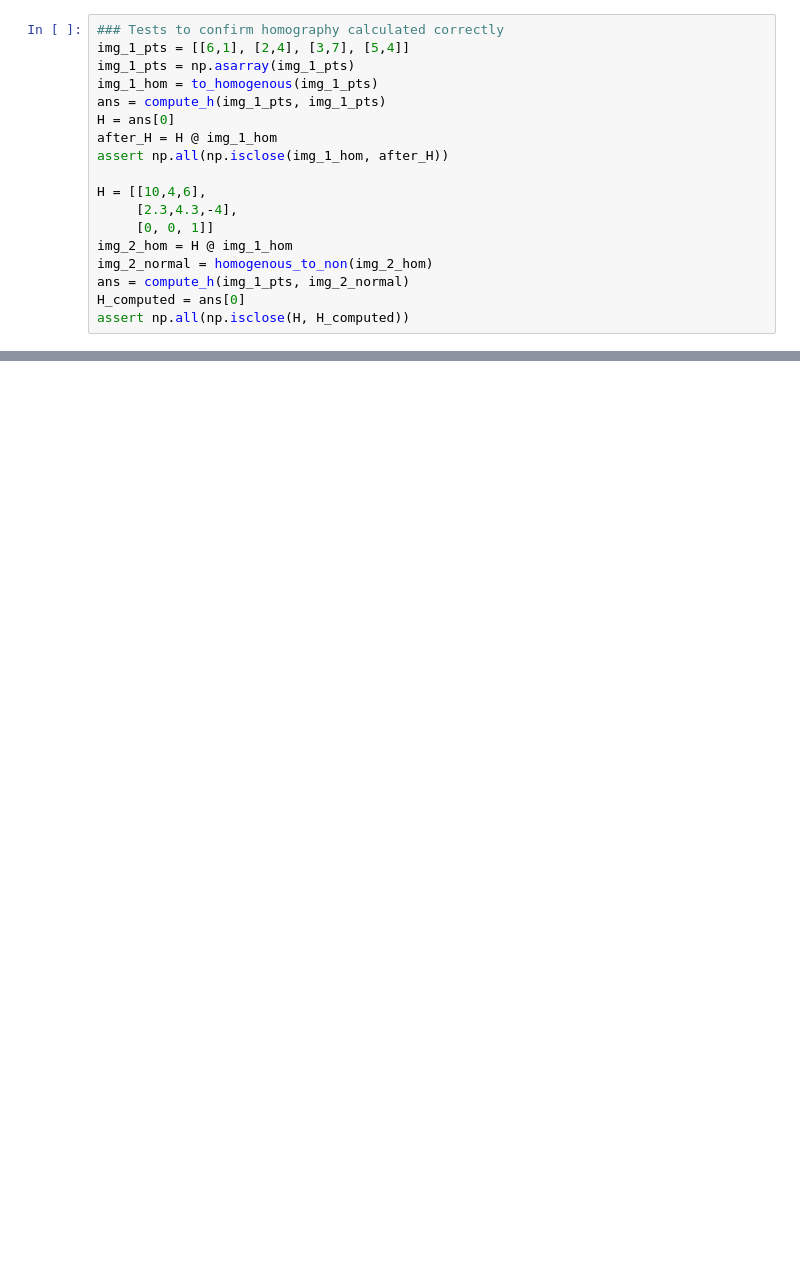
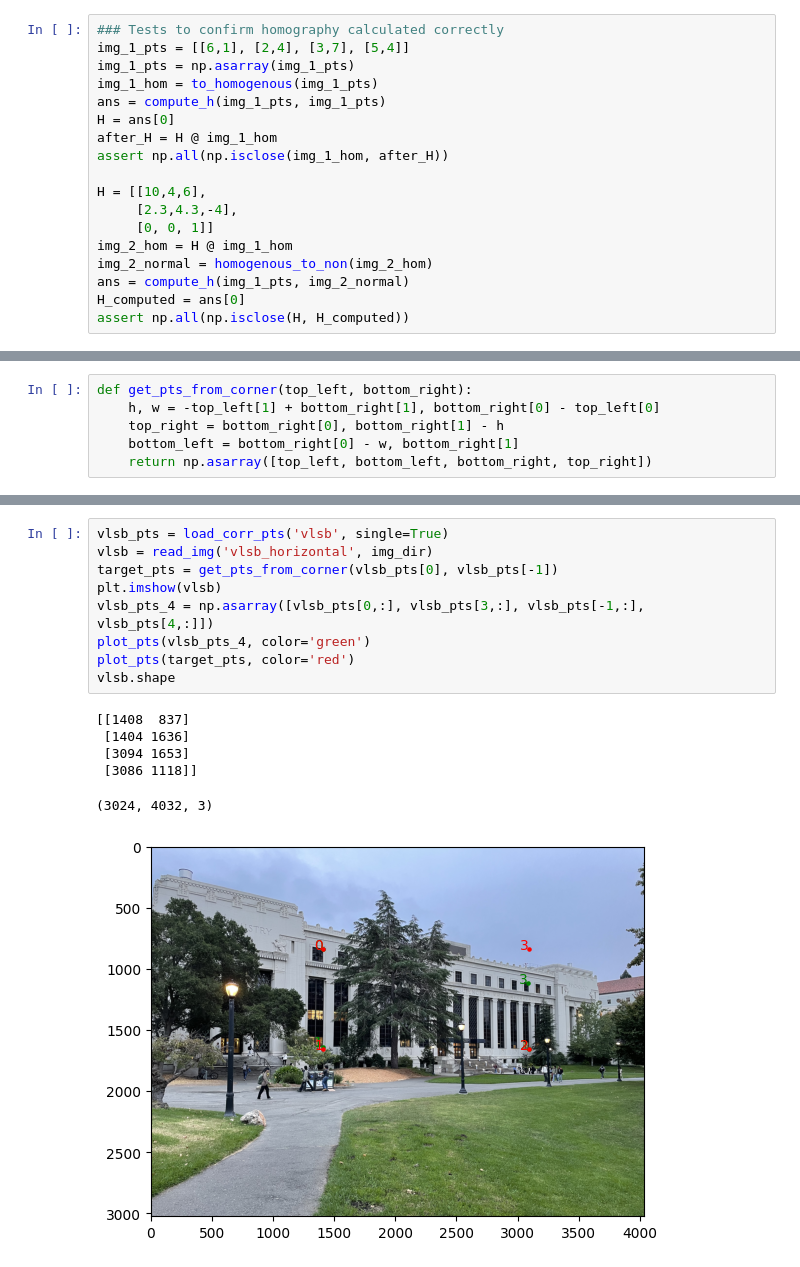
Before and after one commit to aayushg55/CS180_proj4, a Jupyter notebook: main.ipynb, the cells around one changed output, grey strips where cells are left out. Cells and saved outputs as stored; diff of their text form; blank space fills up the shorter version.

```diff
--- a/main.ipynb
+++ b/main.ipynb
@@ -128,0 +174,6 @@ img.shape
+# %%
+def get_pts_from_corner(top_left, bottom_right):
+    h, w = -top_left[1] + bottom_right[1], bottom_right[0] - top_left[0]
+    top_right = bottom_right[0], bottom_right[1] - h
+    bottom_left = bottom_right[0] - w, bottom_right[1]
+    return np.asarray([top_left, bottom_left, bottom_right, top_right])
@@ -243,0 +207,16 @@ array([[2.817e+03, 3.119e+03, 1.582e+03, 8.010e+02, 2.016e+03],
+# %%
+vlsb_pts = load_corr_pts('vlsb', single=True)
+vlsb = read_img('vlsb_horizontal', img_dir)
+target_pts = get_pts_from_corner(vlsb_pts[0], vlsb_pts[-1])
+plt.imshow(vlsb)
+vlsb_pts_4 = np.asarray([vlsb_pts[0,:], vlsb_pts[3,:], vlsb_pts[-1,:], vlsb_pts[4,:]])
+plot_pts(vlsb_pts_4, color='green')
+plot_pts(target_pts, color='red')
+vlsb.shape
+# %% [output]
+[[1408  837]
+ [1404 1636]
+ [3094 1653]
+ [3086 1118]]
+(3024, 4032, 3)
+[figure, added]
```
Also changed, not shown: parts of 21 cells of this notebook, 17 other files.
